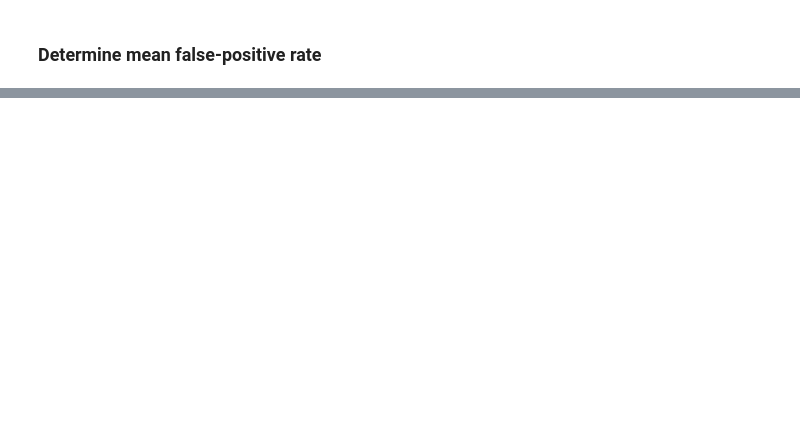
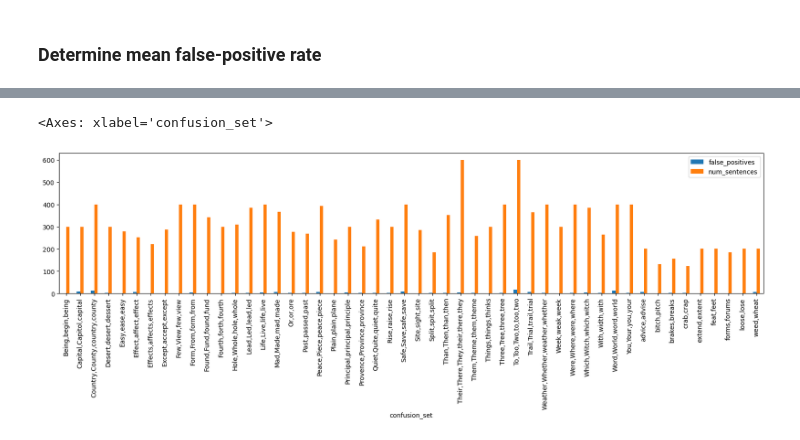
Before and after one commit to zesch/rwse-experiments, a Jupyter notebook: experiments/false_positives_balanced.ipynb, the cells around one changed output, grey strips where cells are left out. Cells and saved outputs as stored; diff of their text form; code cells hidden in the pictures; blank space fills up the shorter version.

```diff
--- a/experiments/false_positives_balanced.ipynb
+++ b/experiments/false_positives_balanced.ipynb
@@ -178,3 +80,11 @@ Mean False-Positive-Rate = 0.0070152683
+# %%
+tp_df = pd.read_csv(file_name, sep=';')
+tp_df.columns = ['confusion_set', 'false_positives', 'num_sentences']
+tp_df.index = tp_df['confusion_set']
+tp_df.plot(kind="bar", figsize=(20,4))
+# %% [output]
+<Axes: xlabel='confusion_set'>
+[figure, added]
 # %%
 xticks = list(range(len(data_mean_fpr)))
 values = list(data_mean_fpr.values())
```
Also changed, not shown: parts of 10 cells of this notebook, 29 other files.
